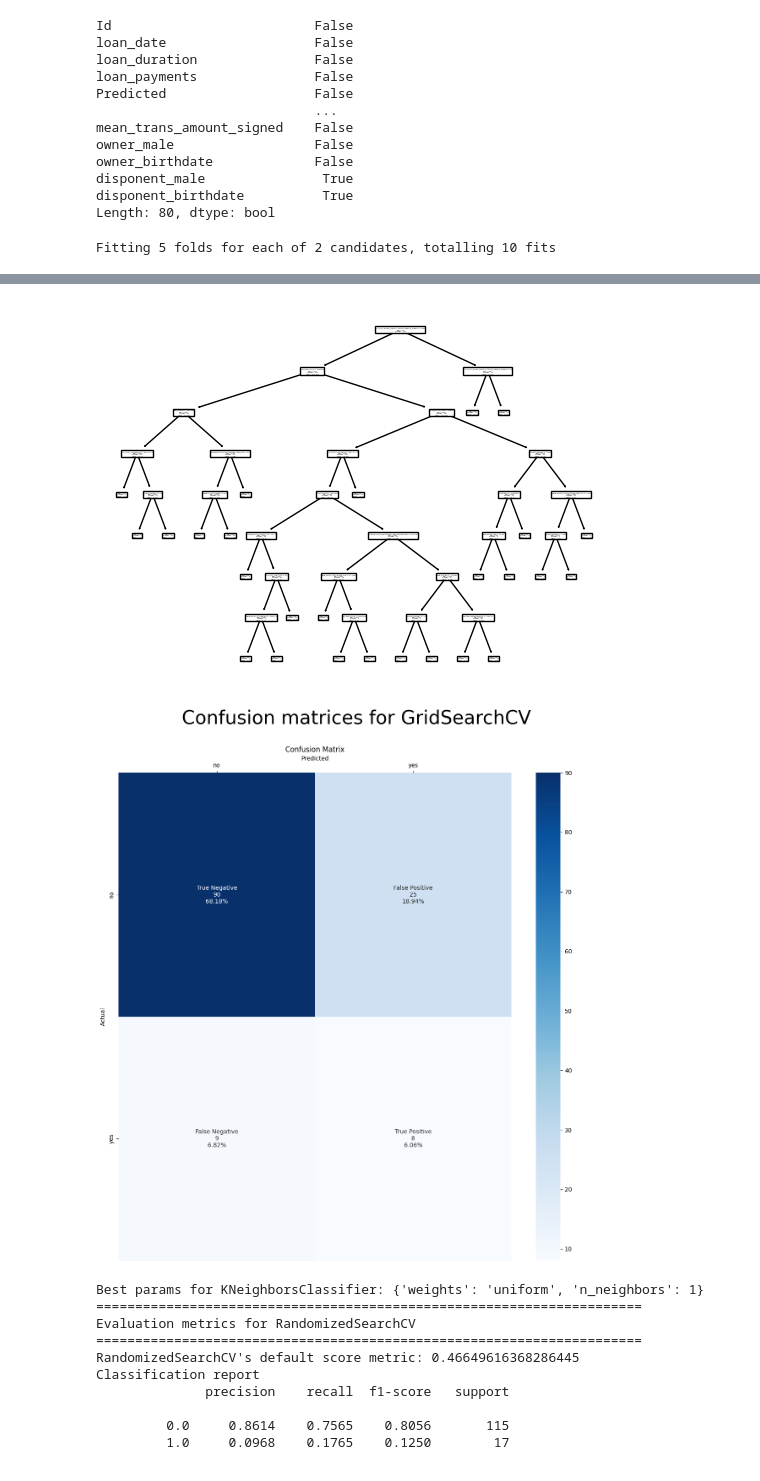
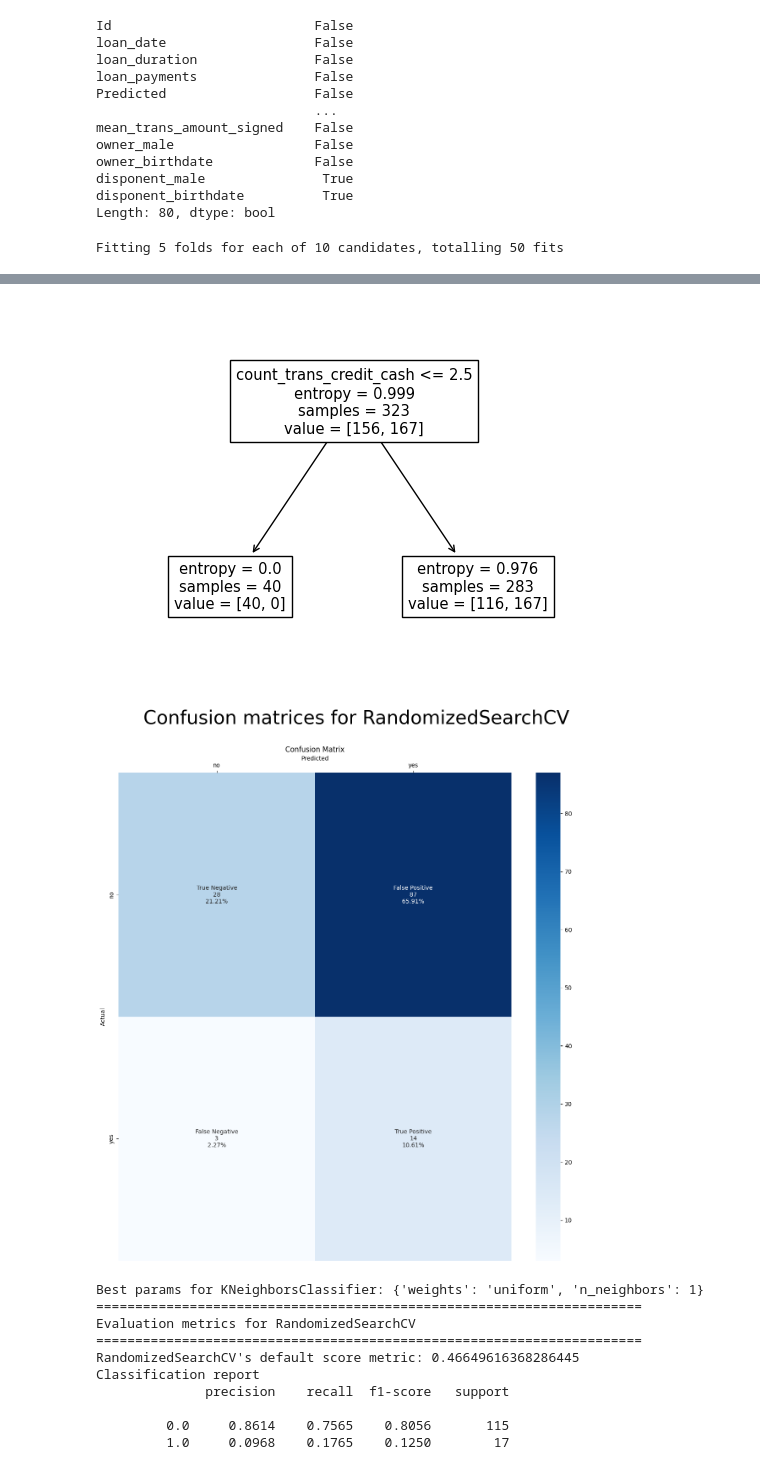
Before and after one commit to biromiro/feup-ac, a Jupyter notebook: src/main_model.ipynb, the cells around one changed output, grey strips where cells are left out. Drawn from its saved outputs; the diff is of its cells as text; code cells hidden in the pictures.

```diff
--- a/src/main_model.ipynb
+++ b/src/main_model.ipynb
@@ -159,31 +153,6 @@ output_cols = ['Predicted']
 
 # Averages to calculate for precision, recall, and f1-score
 averages = [None, "macro", "weighted", "micro", "samples"]
-# %%
-feat_enc = LabelEncoder()
-data['account_frequency'] = feat_enc.fit_transform(data['account_frequency'])
-data['owner_card_type'] = feat_enc.fit_transform(data['owner_card_type'])
-data['account_district_code'] = feat_enc.fit_transform(data['account_district_code'])
-data['account_district_name'] = feat_enc.fit_transform(data['account_district_name'])
-data['account_district_region'] = feat_enc.fit_transform(data['account_district_region'])
-data['owner_district_code'] = feat_enc.fit_transform(data['owner_district_code'])
-data['owner_district_name'] = feat_enc.fit_transform(data['owner_district_name'])
-data['owner_district_region'] = feat_enc.fit_transform(data['owner_district_region'])
-data['disponent_district_code'] = feat_enc.fit_transform(data['disponent_district_code'])
-data['disponent_district_name'] = feat_enc.fit_transform(data['disponent_district_name'])
-data['disponent_district_region'] = feat_enc.fit_transform(data['disponent_district_region'])
-
-competition['account_frequency'] = feat_enc.fit_transform(competition['account_frequency'])
-competition['owner_card_type'] = feat_enc.fit_transform(competition['owner_card_type'])
-competition['account_district_code'] = feat_enc.fit_transform(competition['account_district_code'])
-competition['account_district_name'] = feat_enc.fit_transform(competition['account_district_name'])
-competition['account_district_region'] = feat_enc.fit_transform(competition['account_district_region'])
-competition['owner_district_code'] = feat_enc.fit_transform(competition['owner_district_code'])
-competition['owner_district_name'] = feat_enc.fit_transform(competition['owner_district_name'])
-competition['owner_district_region'] = feat_enc.fit_transform(competition['owner_district_region'])
-competition['disponent_district_code'] = feat_enc.fit_transform(competition['disponent_district_code'])
-competition['disponent_district_name'] = feat_enc.fit_transform(competition['disponent_district_name'])
-competition['disponent_district_region'] = feat_enc.fit_transform(competition['disponent_district_region'])
 # %%
 pd.set_option('display.max_columns', None)
 pd.set_option('display.max_rows', 20)
@@ -195,9 +164,6 @@ data.head()
 | 2 | 6863 | 930728 | 60 | 2118 | 0.0 | 41 | 1 | ... |
 | 3 | 5325 | 930803 | 36 | 2939 | 0.0 | 11 | 1 | ... |
 | 4 | 7240 | 930906 | 60 | 4579 | 0.0 | 0 | 2 | ... |
-# %%
-data.replace('?', np.nan, inplace=True)
-competition.replace('?', np.nan, inplace=True)
 # %%
 data.isnull().any()
 # %% [output]
@@ -490,21 +456,26 @@ def use_model(model, params, scoring='roc_auc', n_iter=None, sample_weight=None,
     """
     A more convenient wrapper around train_and_evaluate, albeit less general.
     """
-    clf = train_and_evaluate(input_cols, output_cols, model, params, n_iter=n_iter, sample_weight=sample_weight , random_state=random_state, plot_roc = plot_roc, scoring=scoring)
+    clf = train_and_evaluate(input_cols, output_cols, model, params, n_iter=n_iter, random_state=random_state, scoring=scoring)
     inputs = competition[input_cols].values
-    results = clf.predict(inputs)
-    print(results)
+    results = competition[['Id', 'Predicted']].copy()
+    results['Predicted'] = clf.predict(inputs)
+    modelname = f'{datetime.datetime.now().strftime("%Y_%m_%d_T%HH_%MM_%SS")}_{model.__class__.__name__}_results'
+    results.to_csv(f'output/predictive/{modelname}.csv', index=False)
+    run(modelname)
+    return clf
 # %%
 dt = use_model(
     DecisionTreeClassifier(random_state=42),
     {
         "criterion": ['gini', 'entropy'],
         'splitter': ['best', 'random'],
-        "max_depth": range(1,20),
+        "max_depth": range(1, 15),
         'max_features': range(1, len(input_cols)),
         "min_samples_split": range(2,15),
         "min_samples_leaf": range(1,7)
-    }
+    },
+    n_iter=10,
 )
 # %% [output]
-Fitting 5 folds for each of 2 candidates, totalling 10 fits
+Fitting 5 folds for each of 10 candidates, totalling 50 fits
@@ -529,5 +502,5 @@ Classification report
-[figure, old version]
+[figure, new version]
-[figure, old version]
+[figure, new version]
 # %%
 rf = use_model(
     RandomForestClassifier(),
```
Also changed, not shown: parts of 7 cells of this notebook, 24 other files.
